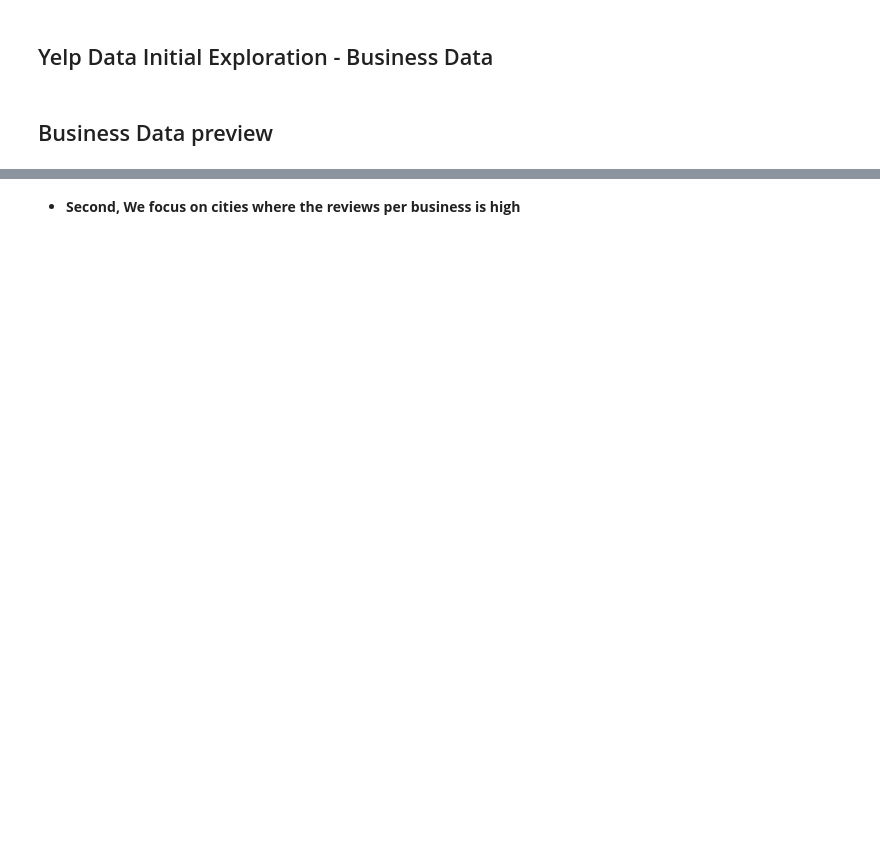
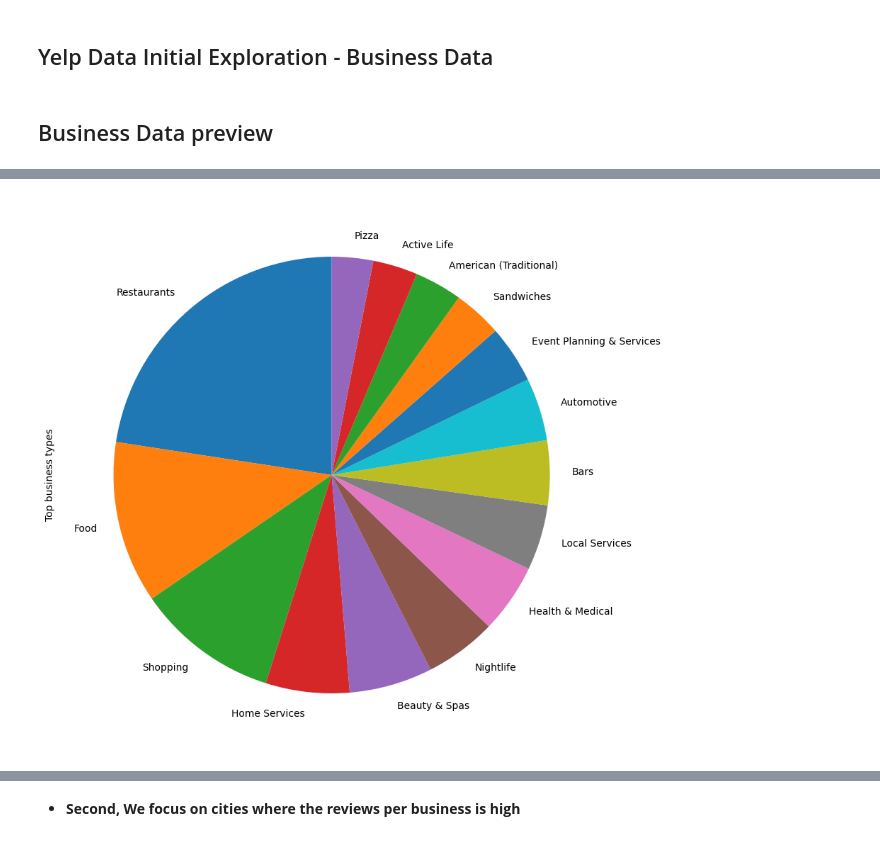
Before and after one commit to kganjoo/yelp-recommendation-cse572-grp-14, a Jupyter notebook: EDA/EDA.ipynb, the cells around one changed output, grey strips where cells are left out. Cells and saved outputs as stored; diff of their text form; code cells hidden in the pictures; blank space fills up the shorter version.

```diff
--- a/EDA/EDA.ipynb
+++ b/EDA/EDA.ipynb
@@ -48,6 +81,8 @@ business_df.info()
 business_df = business_df.rename(columns = {'name': 'business_name'})
 # %%
 ## Top 15 business ategories
-plotTopFreq(business_df,"categories",15,"Top business types")
+generate_top_frequency_plot(business_df,"categories",15,"Top business types")
+# %% [output]
+[figure, added]
 # %%
 ## top cities
```
Also changed, not shown: parts of 42 cells of this notebook, 6 other files.
